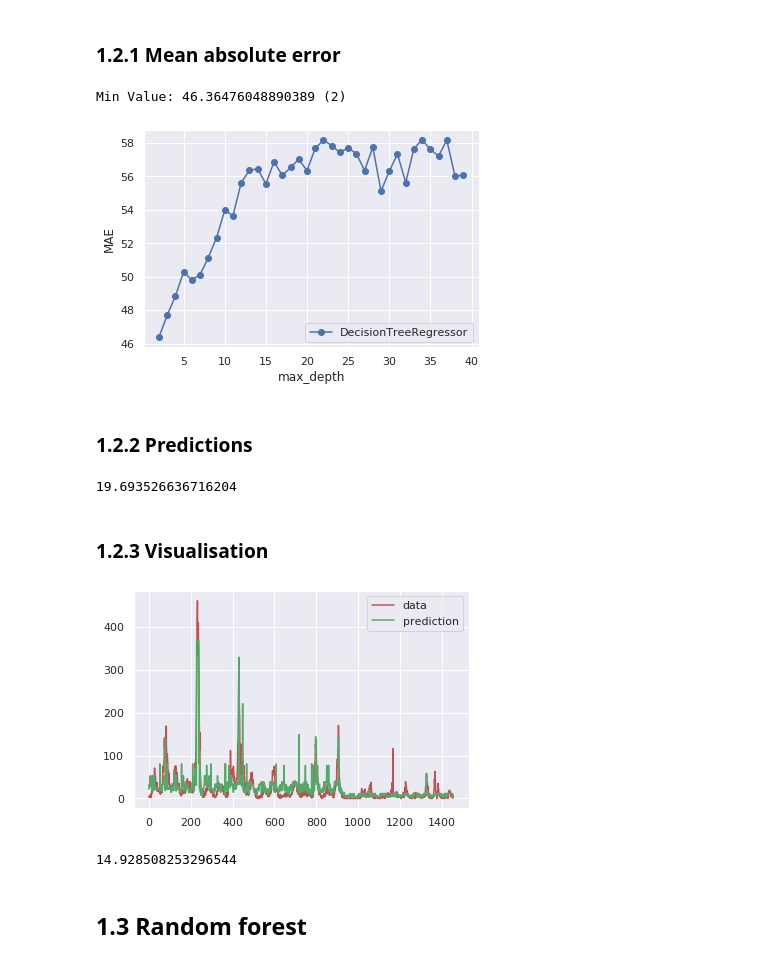
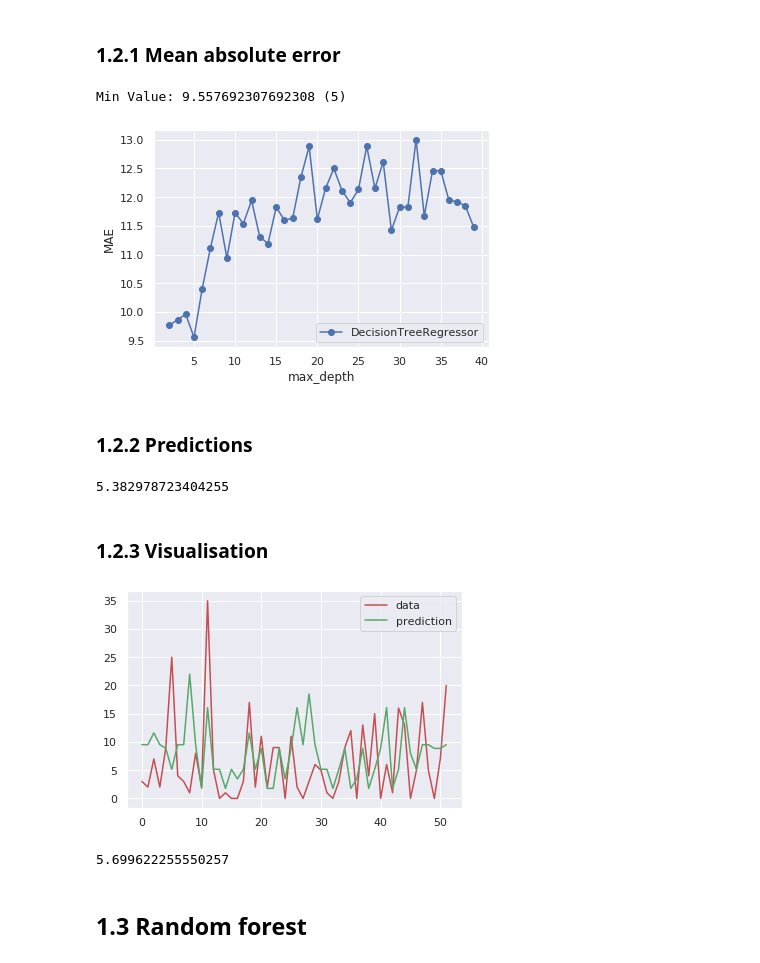
Before and after one commit to GummyBearStudioTeam/ESI_MLTechniques, a Jupyter notebook: Milestone2_Supervised.ipynb, the cells around one changed output. Saved outputs shown, nothing was run; the diff lists cells and outputs as text; code cells hidden in the pictures.

```diff
--- a/Milestone2_Supervised.ipynb
+++ b/Milestone2_Supervised.ipynb
@@ -293,7 +293,7 @@ def split_to_train(X, y, test_size=0.1):
       return train_test_split(pd.concat([X, y], axis=1), test_size=test_size)
 
 def get_predictions(regressor, X):
-    return regressor.predict(X)
+    return np.rint(regressor.predict(X))
 
 def get_mae(regressor, X, y):
     y_pred = get_predictions(regressor, X)
@@ -377,12 +377,12 @@ drop_features
 ## Set target dataset
 Filter and select data to run training and tests.
 # %%
-X = X_.drop(drop_features, axis=1)
-y = y_
+X = X_.loc['iq'].drop(drop_features, axis=1)
+y = y_.loc['iq']
 # %% [markdown]
 ## Train test split
 # %%
-ds_train, ds_test = split_to_train(X, y, 0.2)
+ds_train, ds_test = split_to_train(X, y, 0.1)
 # %%
 X_train = ds_train.drop('total_cases', axis=1)
 X_test = ds_test.drop('total_cases', axis=1)
@@ -452,13 +452,13 @@ dt = DecisionTreeRegressor()
 generate_plot(X, y, dt, 'max_depth', range(2,40), 10)
 plt.show()
 # %% [output]
-Min Value: 46.36476048890389 (2)
+Min Value: 9.557692307692308 (5)
-[figure, old version]
+[figure, new version]
 # %% [markdown]
 ### 1.2.2 Predictions
 # %%
 dt = DecisionTreeRegressor(max_depth=5)
-fit_regressor(dt, X, y)
+fit_regressor(dt, X_train, y_train)
 # %% [output]
-19.693526636716204
+5.382978723404255
 # %%
@@ -466,10 +466,10 @@ y_pred = get_predictions(dt, X)
 # %% [markdown]
 ### 1.2.3 Visualisation
 # %%
-generate_visualization(dt, X, y)
+generate_visualization(dt, X_test, y_test)
 # %% [output]
-[figure, old version]
+[figure, new version]
-14.928508253296544
+5.699622255550257
 # %% [markdown]
 ## 1.3 Random forest
 # %% [markdown]
```
Also changed, not shown: parts of 35 cells of this notebook, 1 other file.
